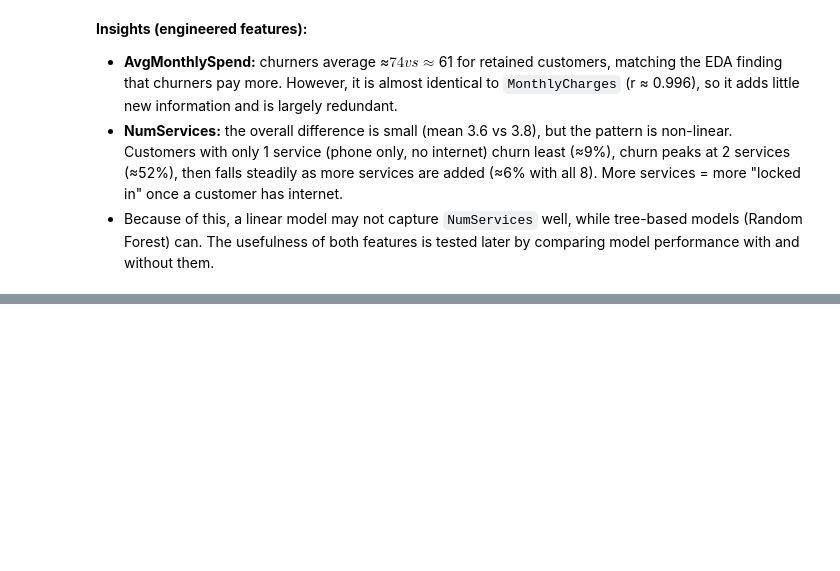
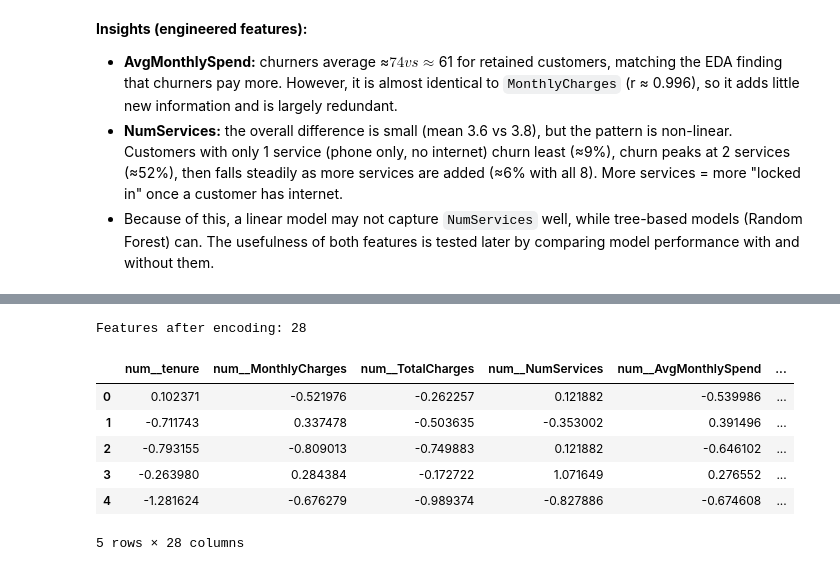
Before and after one commit to charuka200/telco-churn-ml, a Jupyter notebook: Telco_Churn_Coursework.ipynb, the cells around one changed output, grey strips where cells are left out. Cells and saved outputs as stored; diff of their text form; code cells hidden in the pictures; blank space fills up the shorter version.

Commit message:
train/test split and pipelines

```diff
--- a/Telco_Churn_Coursework.ipynb
+++ b/Telco_Churn_Coursework.ipynb
@@ -443,0 +453,16 @@ data.groupby('Churn')[['NumServices', 'AvgMonthlySpend']].agg(['mean', 'median']
+# %%
+# Separate inputs (X) and target (y)
+X = data.drop(columns=['Churn'])
+y = data['Churn']
+
+numeric_features = ['tenure', 'MonthlyCharges', 'TotalCharges', 'NumServices', 'AvgMonthlySpend']
+categorical_features = [c for c in X.columns if c not in numeric_features]
+print('Numeric    :', numeric_features)
+print('Categorical:', categorical_features)
+
+# Stratified 80/20 split
+X_train, X_test, y_train, y_test = train_test_split(
+    X, y, test_size=0.20, stratify=y, random_state=RANDOM_STATE)
+
+print(f'\nTrain: {X_train.shape}, churn rate = {y_train.mean():.3f}')
+print(f'Test : {X_test.shape}, churn rate = {y_test.mean():.3f}')
@@ -443,0 +480,30 @@ data.groupby('Churn')[['NumServices', 'AvgMonthlySpend']].agg(['mean', 'median']
+# %%
+# Scaled version -> for KNN and Logistic Regression
+preprocess_scaled = ColumnTransformer([
+    ('num', Pipeline([('impute', SimpleImputer(strategy='median')),
+                      ('scale', StandardScaler())]), numeric_features),
+    ('cat', OneHotEncoder(drop='if_binary', handle_unknown='ignore', sparse_output=False),
+     categorical_features)
+])
+
+# Unscaled version -> for Random Forest
+preprocess_tree = ColumnTransformer([
+    ('num', SimpleImputer(strategy='median'), numeric_features),
+    ('cat', OneHotEncoder(drop='if_binary', handle_unknown='ignore', sparse_output=False),
+     categorical_features)
+])
+
+# Preview what the models will actually receive (fit on TRAIN only)
+Xt = preprocess_scaled.fit(X_train).transform(X_train)
+feature_names = preprocess_scaled.get_feature_names_out()
+print('Features after encoding:', Xt.shape[1])
+pd.DataFrame(Xt, columns=feature_names).head()
+# %% [output]
+Features after encoding: 28
+|  | num__tenure | num__MonthlyCharges | num__TotalCharges | num__NumServices | num__AvgMonthlySpend | ... |
+| 0 | 0.102371 | -0.521976 | -0.262257 | 0.121882 | -0.539986 | ... |
+| 1 | -0.711743 | 0.337478 | -0.503635 | -0.353002 | 0.391496 | ... |
+| 2 | -0.793155 | -0.809013 | -0.749883 | 0.121882 | -0.646102 | ... |
+| 3 | -0.263980 | 0.284384 | -0.172722 | 1.071649 | 0.276552 | ... |
+| 4 | -1.281624 | -0.676279 | -0.989374 | -0.827886 | -0.674608 | ... |
+5 rows × 28 columns
```
Also changed, not shown: parts of 4 cells of this notebook.
